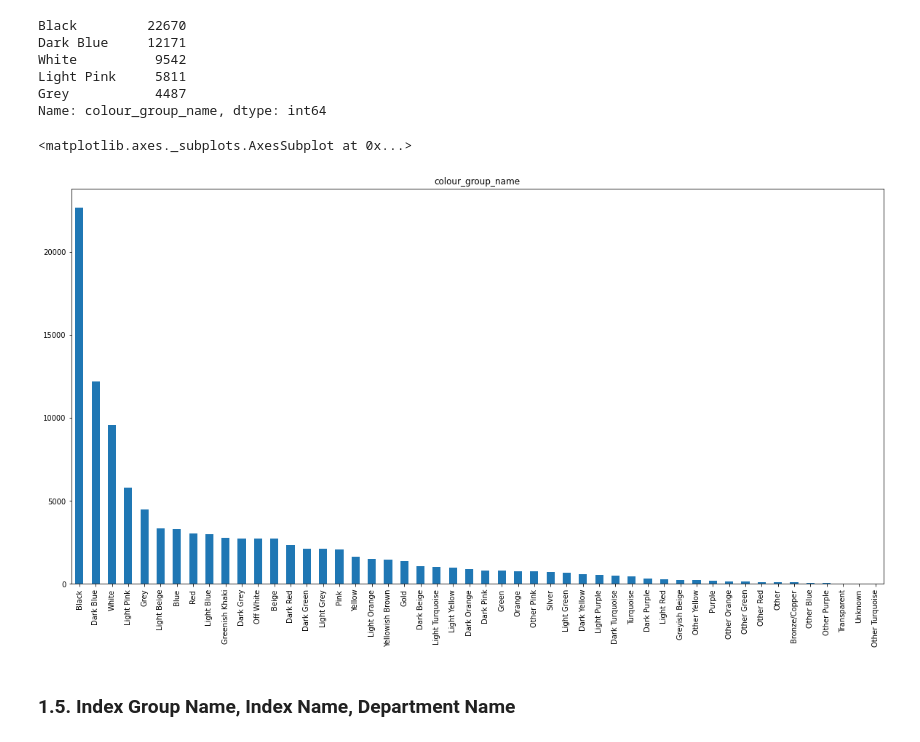
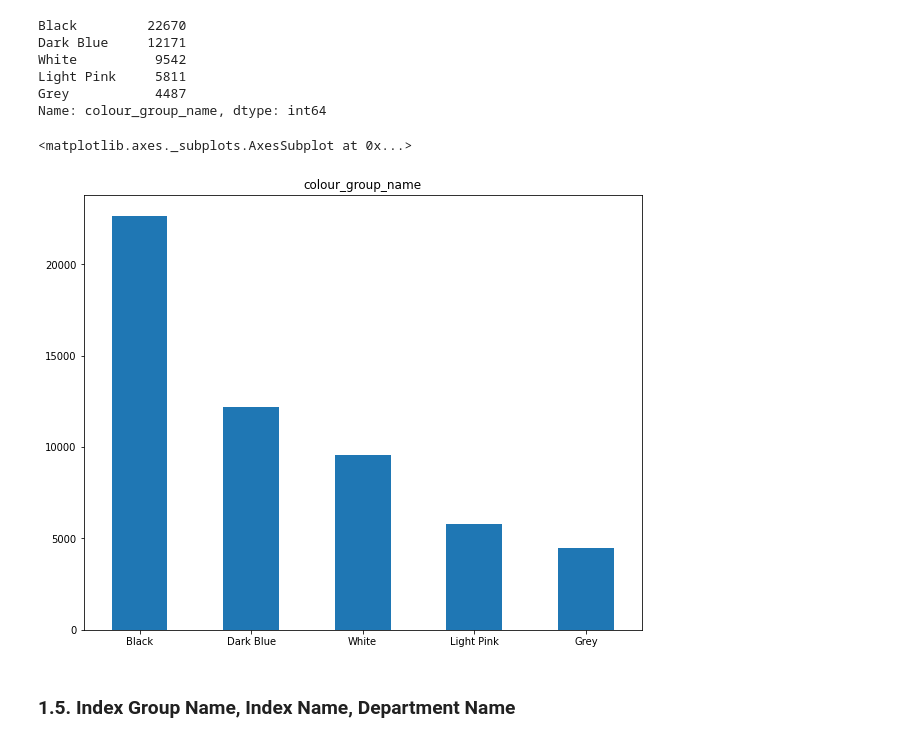
Before and after one commit to thanhyx4/H-M-Personalized-Fashion-Recommendations, a Jupyter notebook: Data_understand_RecSys.ipynb, the cells around one changed output. Drawn from its saved outputs; the diff is of its cells as text; code cells hidden in the pictures.

```diff
--- a/Data_understand_RecSys.ipynb
+++ b/Data_understand_RecSys.ipynb
@@ -119,10 +119,10 @@ Light Pink     5811
 Grey           4487
 Name: colour_group_name, dtype: int64
 # %%
-df_article['colour_group_name'].value_counts().plot( kind='bar', figsize = (20,10), title = 'colour_group_name')
+df_article['colour_group_name'].value_counts().head(5).plot( kind='bar', figsize = (10, 8), title = 'colour_group_name', rot = 00)
 # %% [output]
 <matplotlib.axes._subplots.AxesSubplot at 0x...>
-[figure, old version]
+[figure, new version]
 # %% [markdown]
 ### 1.5. Index Group Name, Index Name, Department Name
 # %% [markdown]
```
Also changed, not shown: parts of 6 cells of this notebook.
